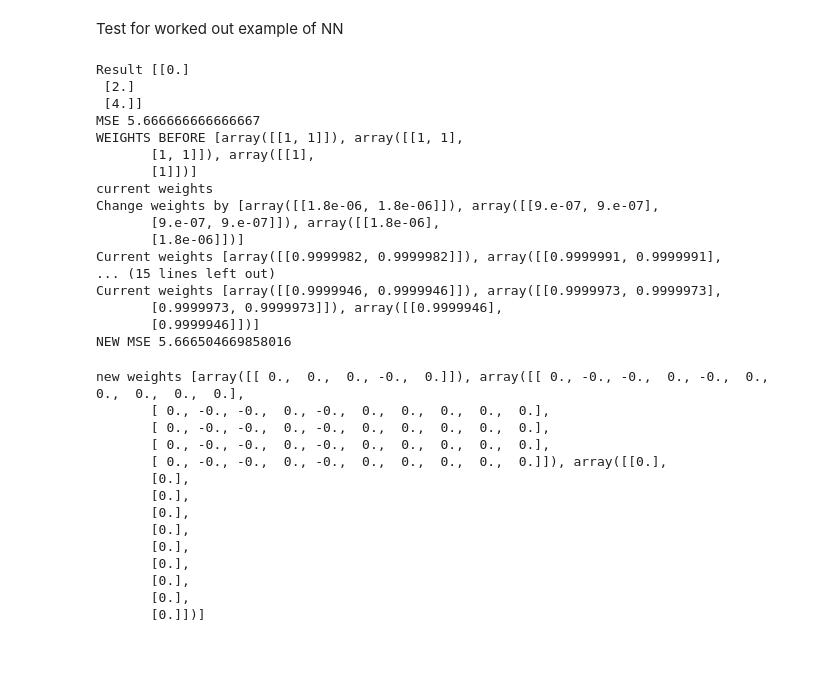
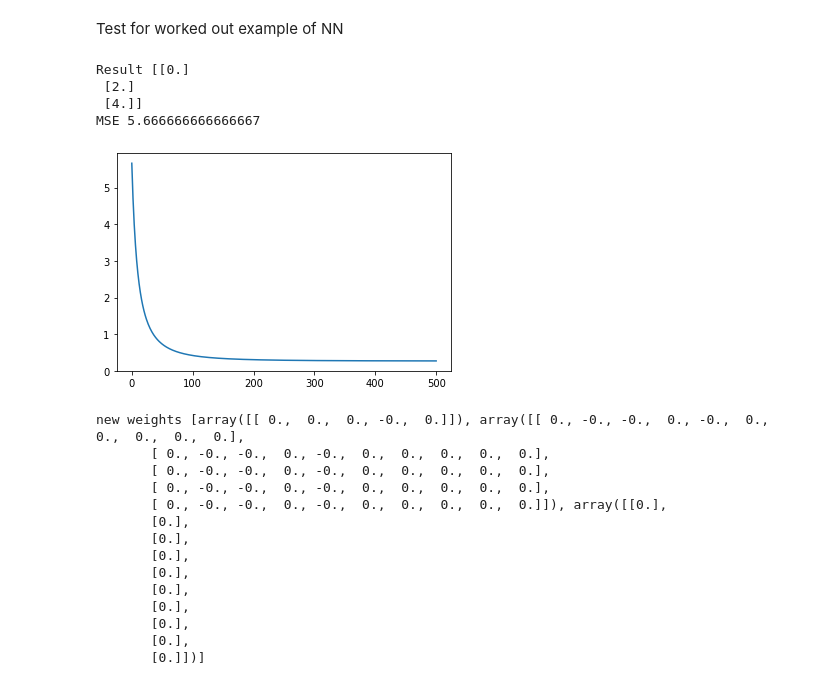
Before and after one commit to DarrenKey/Neural-Network-from-scratch, a Jupyter notebook: NN_from_scratch.ipynb, the cells around one changed output. Cells and saved outputs as stored; diff of their text form; code cells hidden in the pictures; blank space fills up the shorter version.

Commit message:
Test works

```diff
--- a/NN_from_scratch.ipynb
+++ b/NN_from_scratch.ipynb
@@ -539,11 +539,14 @@ class NeuralNetwork():
 
         Parameters - x_train : ndarray(# of training examples, inputs)
         Parameters - y_train : ndarray(# of training examples, 1) [only 1 output for now]
+
+        Returns:
+        error_history - history of errors: list of floats
         '''
 
         num_training_examples = x_train.shape[0]
 
-        print("WEIGHTS BEFORE", self.weights)
+        error_history = [self.mean_squared_error(x_train, y_train)]
 
         for epoch in range(num_epochs):
             change_weights = None
@@ -563,15 +566,14 @@ class NeuralNetwork():
 
 
             # Actually change weights
-            print("current weights")
-            print("Change weights by", change_weights)
             for i in range(len(change_weights)):
                 self.weights[i] = self.weights[i] - change_weights[i]
 
                 self.layers[i].weights = self.weights[i]
 
-            print("Current weights", self.weights)
-            print("NEW MSE", self.mean_squared_error(x_train, y_train))
+            error_history.append(self.mean_squared_error(x_train, y_train))
+
+        return error_history
 # %% [markdown]
 Test for worked out example of NN
 # %%
@@ -596,47 +598,40 @@ output_layer.set_weights(np.array([[1], [1]]))
 output_layer.set_bias(np.array([[0]]))
 
 
 test_data = np.array([[0, 0], [0.5, 1], [1, 0]])
 
 test_data_x = test_data[:,:-1]
 test_data_y = test_data[:,-1]
 
 # Output
 print("Result", test_from_statquest(test_data_x))
 
 # MSE of initial set
 print("MSE", test_from_statquest.mean_squared_error(test_data_x, test_data_y))
 
 
 # Comparing x
 # print(test_data_x, test_from_statquest(test_data_x))
 
 # First example
 # test_from_statquest.forward_pass_for_backprop(test_data_x[0, None])
 
 # Backpropagation to first example
 # test_from_statquest.fit(test_data_x[0, None], test_data_y[0, None])
 
 # Backpropagation for all examples in test_data
-test_from_statquest.fit(test_data_x, test_data_y, num_epochs=3, lr=0.001)
+error_history = test_from_statquest.fit(test_data_x, test_data_y, num_epochs=500, lr=0.001)
+
+x = np.arange(0,501,1).reshape(-1,1)
+
+plt.plot(x, error_history)
+plt.title = "Training loss"
 # %% [output]
 Result [[0.]
  [2.]
  [4.]]
 MSE 5.666666666666667
-WEIGHTS BEFORE [array([[1, 1]]), array([[1, 1],
-       [1, 1]]), array([[1],
-       [1]])]
-current weights
-Change weights by [array([[1.8e-06, 1.8e-06]]), array([[9.e-07, 9.e-07],
-       [9.e-07, 9.e-07]]), array([[1.8e-06],
-       [1.8e-06]])]
-Current weights [array([[0.9999982, 0.9999982]]), array([[0.9999991, 0.9999991],
-... (15 lines left out)
-Current weights [array([[0.9999946, 0.9999946]]), array([[0.9999973, 0.9999973],
-       [0.9999973, 0.9999973]]), array([[0.9999946],
-       [0.9999946]])]
-NEW MSE 5.666504669858016
+[figure, added]
 # %%
 #  more extreme test
 layer1 = Layer(5)
```
